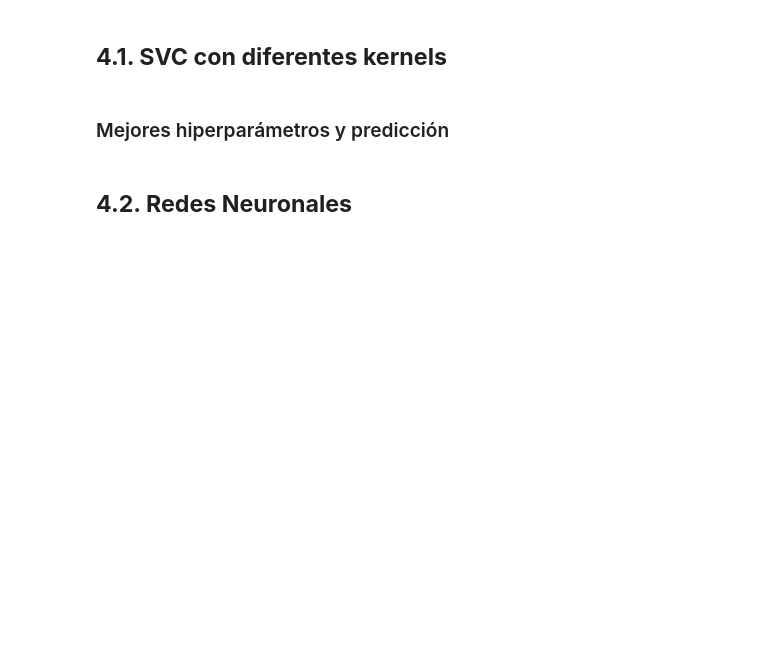
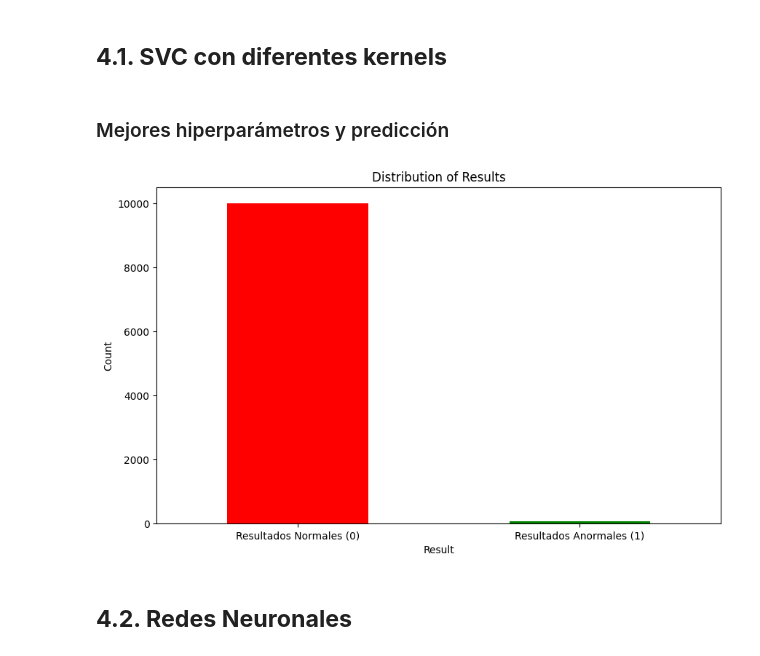
Before and after one commit to Daniel1martinez2/prostate_challenge_FDA, a Jupyter notebook: Notebook_Final_M_M.ipynb, the cells around one changed output. Drawn from its saved outputs; the diff is of its cells as text; code cells hidden in the pictures; blank space fills up the shorter version.

```diff
--- a/Notebook_Final_M_M.ipynb
+++ b/Notebook_Final_M_M.ipynb
@@ -931,7 +935,7 @@ best_svm_params = {
 kernel_options = ['linear', 'rbf', 'poly']
 kernel = kernel_options[best_svm_params['kernel']]
 
-model_pipeline = Pipeline([
+model_pipeline_svm = Pipeline([
     ('preprocessor', reduced_preprocessor),
     ('pca', PCA(n_components=best_svm_params['n_components_pca'])),
     ('svm', SVC(
@@ -943,18 +947,30 @@ model_pipeline = Pipeline([
     ))
 ])
 
-model_pipeline.fit(X_train, y_train)
+model_pipeline_svm.fit(X_train, y_train)
 
-predictions_proba = model_pipeline.predict_proba(df_test)[:, 1]
+predictions_proba = model_pipeline_svm.predict_proba(df_test)[:, 1]
 
-final_df = pd.DataFrame({
+SVM_final_df = pd.DataFrame({
     'ID': df_test.index,
     'Target': predictions_proba
 })
-
-submission_file = 'submission.csv'
-final_df.to_csv(submission_file, index=False)
-print(f"Submission file {submission_file} created successfully.")
+# %%
+SVM_final_df['Target'] = SVM_final_df['Target'].apply(lambda x: 'Resultados Anormales (1)' if x >= 0.5 else 'Resultados Normales (0)')
+
+# Count the occurrences of each result
+result_counts = SVM_final_df['Target'].value_counts()
+
+# Plot the results
+plt.figure(figsize=(10, 6))
+result_counts.plot(kind='bar', color=['red', 'green'])
+plt.title('Distribution of Results')
+plt.xlabel('Result')
+plt.ylabel('Count')
+plt.xticks(rotation=0)
+plt.show()
+# %% [output]
+[figure, added]
 # %% [markdown]
 ## **4.2. Redes Neuronales**
 # %%
```
Also changed, not shown: parts of 15 cells of this notebook, 2 other files.
